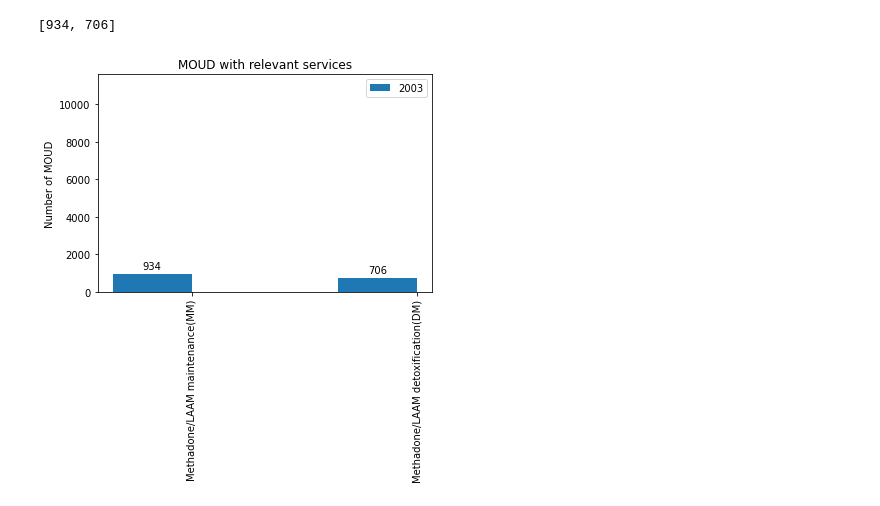
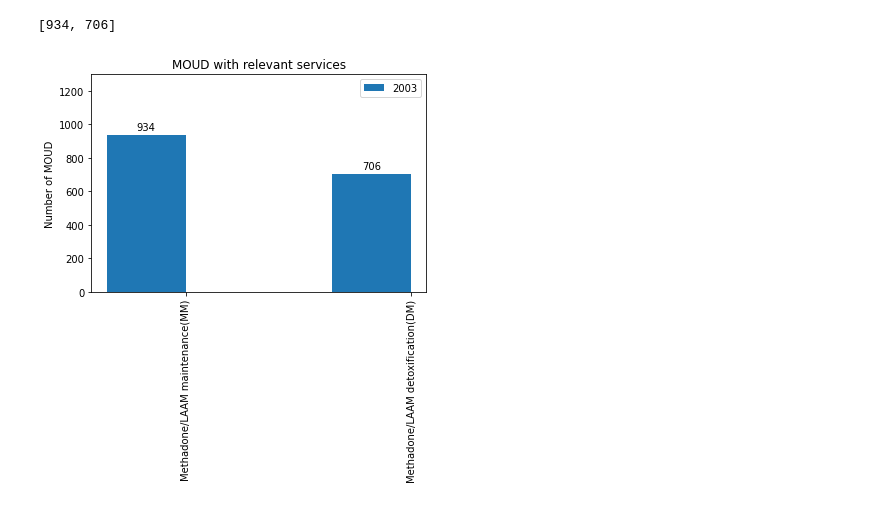
Before and after one commit to GeoDaCenter/opioid-policy-scan, a Jupyter notebook: MOUD_scraping/2003/pdf_scraper_03.ipynb, the cells around one changed output. Cells and saved outputs as stored; diff of their text form; code cells hidden in the pictures.

Commit message:
updated figure

```diff
--- a/MOUD_scraping/2003/pdf_scraper_03.ipynb
+++ b/MOUD_scraping/2003/pdf_scraper_03.ipynb
@@ -538,33 +538,33 @@ import numpy as np
 
 x = np.arange(len(labels))  # the label locations
 width = 0.35  # the width of the bars
 
 fig, ax = plt.subplots()
 rects1 = ax.bar(x - width/2, MOUD_numbers, width, label=str(YEAR))
 
 # Add some text for labels, title and custom x-axis tick labels, etc.
 ax.set_ylabel('Number of MOUD')
 ax.set_title('MOUD with relevant services')
 ax.set_xticks(x)
 ax.set_xticklabels(labels)
 ax.legend()
 
 
 def autolabel(rects):
     """Attach a text label above each bar in *rects*, displaying its height."""
     for rect in rects:
         height = rect.get_height()
         ax.annotate('{}'.format(height),
                     xy=(rect.get_x() + rect.get_width() / 2, height),
                     xytext=(0, 3),  # 3 points vertical offset
                     textcoords="offset points",
                     ha='center', va='bottom')
 
 
 autolabel(rects1)
 
-plt.ylim(0, len(df))
+plt.ylim(0, 1300) #len(df)
 plt.xticks(rotation=90)
-plt.savefig('{}_stats.png'.format(YEAR), bbox_inches = 'tight')
+plt.savefig('{}_stats.png'.format(YEAR), bbox_inches = 'tight', dpi = 300)
 # %% [output]
-[figure, old version]
+[figure, new version]
```
Also changed, not shown: 1 other file.
